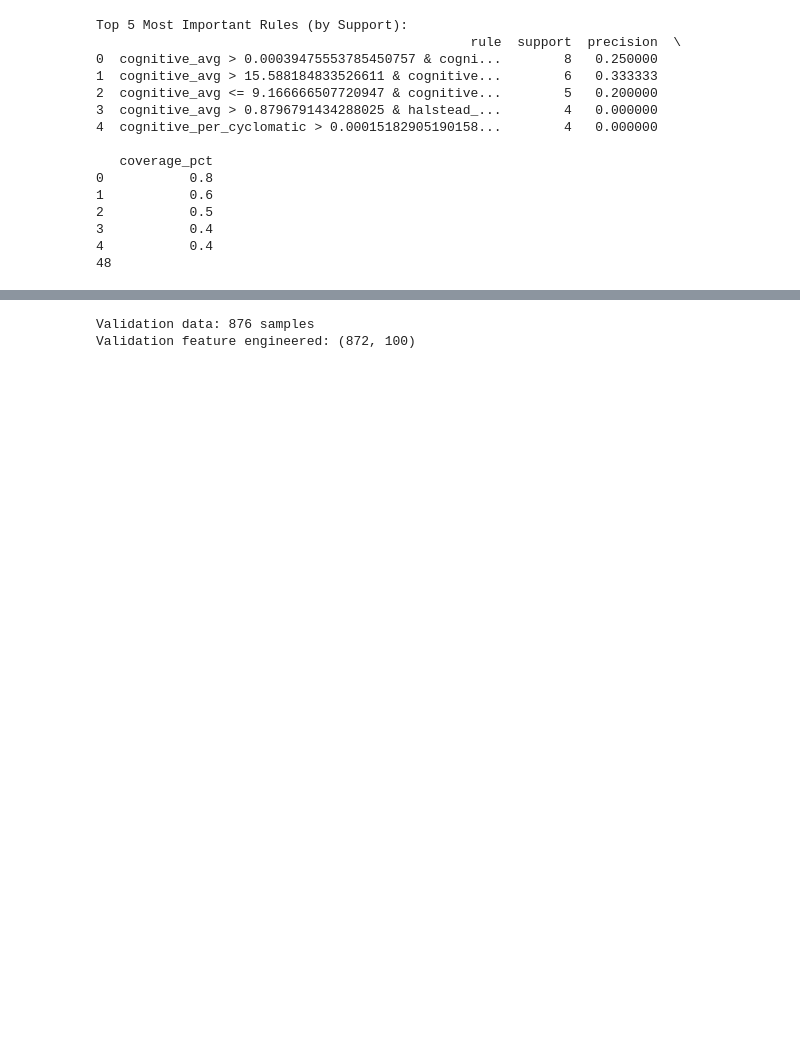
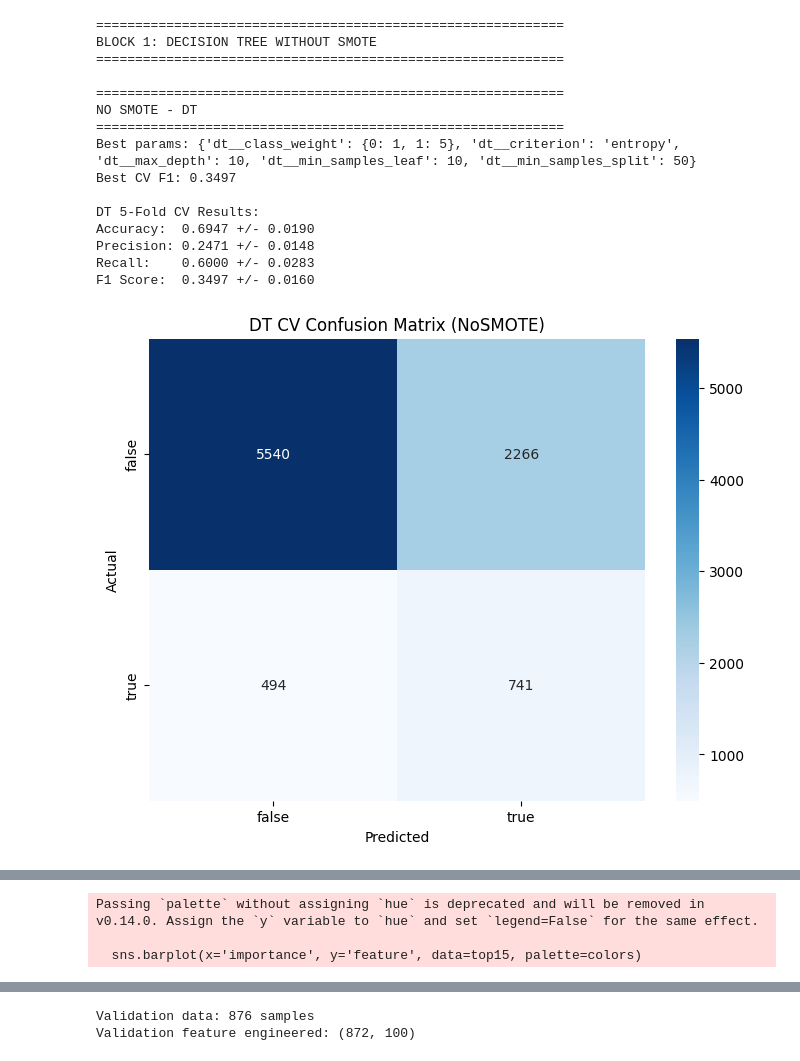
Before and after one commit to ArtLiathain/masters-thesis, a Jupyter notebook: data_analysis/machine_learning/decision_tree.ipynb, the cells around one changed output, grey strips where cells are left out. Saved outputs shown, nothing was run; the diff lists cells and outputs as text; code cells hidden in the pictures; blank space fills up the shorter version.

```diff
--- a/data_analysis/machine_learning/decision_tree.ipynb
+++ b/data_analysis/machine_learning/decision_tree.ipynb
@@ -377,53 +272,24 @@ Extracted Rules from Random Forest:
 # %%
-def evaluate_rules(rules_list, X_df, y_true):
-    results = []
-
-    for rule in rules_list:
-        # Clean the rule for pandas query syntax
-        # te2rules uses '&' and '>', which pandas.query handles well
-        query_string = rule.replace('&', 'and')
-
-        try:
-            # Find samples that satisfy the rule
-            matches = X_df.query(query_string)
-            support = len(matches)
-
-            if support > 0:
-                # Calculate how many matches were actually the positive class (1)
-                matching_labels = y_true[matches.index]
-                precision = (matching_labels == 1).mean()
-
-                results.append({
-                    'rule': rule,
-                    'support': support,
-                    'precision': precision,
-                    'coverage_pct': (support / len(X_df)) * 100
-                })
-        except Exception as e:
-            continue # Skip rules with parsing issues
-
-    return pd.DataFrame(results).sort_values(by='support', ascending=False)
-
-# Run the evaluation
-rule_stats = evaluate_rules(rf_rules, X_sub, y_sub)
-
-print("Top 5 Most Important Rules (by Support):")
-pd.set_option('display.max_colwidth', None)
-print(rule_stats.head(5))
-print(len(rf_rules))
+    # Block 1: Decision Tree WITHOUT SMOTE
+    print("\n" + "="*60)
+    print("BLOCK 1: DECISION TREE WITHOUT SMOTE")
+    print("="*60)
+    dt_clf_no_smote, dt_params_no_smote, dt_res_no_smote = train_model(
+        X_train_final, y_train_encoded, 'dt', False, cv, le, MODEL_OUTPUT_DIR)
 # %% [output]
-Top 5 Most Important Rules (by Support):
-                                                rule  support  precision  \
-0  cognitive_avg > 0.00039475553785450757 & cogni...        8   0.250000
-1  cognitive_avg > 15.588184833526611 & cognitive...        6   0.333333
-2  cognitive_avg <= 9.166666507720947 & cognitive...        5   0.200000
-3  cognitive_avg > 0.8796791434288025 & halstead_...        4   0.000000
-4  cognitive_per_cyclomatic > 0.00015182905190158...        4   0.000000
+============================================================
+BLOCK 1: DECISION TREE WITHOUT SMOTE
+============================================================
 
-   coverage_pct
-0           0.8
-1           0.6
-2           0.5
-3           0.4
-4           0.4
-48
+============================================================
+NO SMOTE - DT
+============================================================
+Best params: {'dt__class_weight': {0: 1, 1: 5}, 'dt__criterion': 'entropy', 'dt__max_depth': 10, 'dt__min_samples_leaf': 10, 'dt__min_samples_split': 50}
+Best CV F1: 0.3497
+
+DT 5-Fold CV Results:
+Accuracy:  0.6947 +/- 0.0190
+Precision: 0.2471 +/- 0.0148
+Recall:    0.6000 +/- 0.0283
+F1 Score:  0.3497 +/- 0.0160
+[figure, added]
@@ -429,0 +313,3 @@ Top 5 Most Important Rules (by Support):
+Passing `palette` without assigning `hue` is deprecated and will be removed in v0.14.0. Assign the `y` variable to `hue` and set `legend=False` for the same effect.
+
+  sns.barplot(x='importance', y='feature', data=top15, palette=colors)
```
Also changed, not shown: parts of 15 cells of this notebook, 46 other files.
